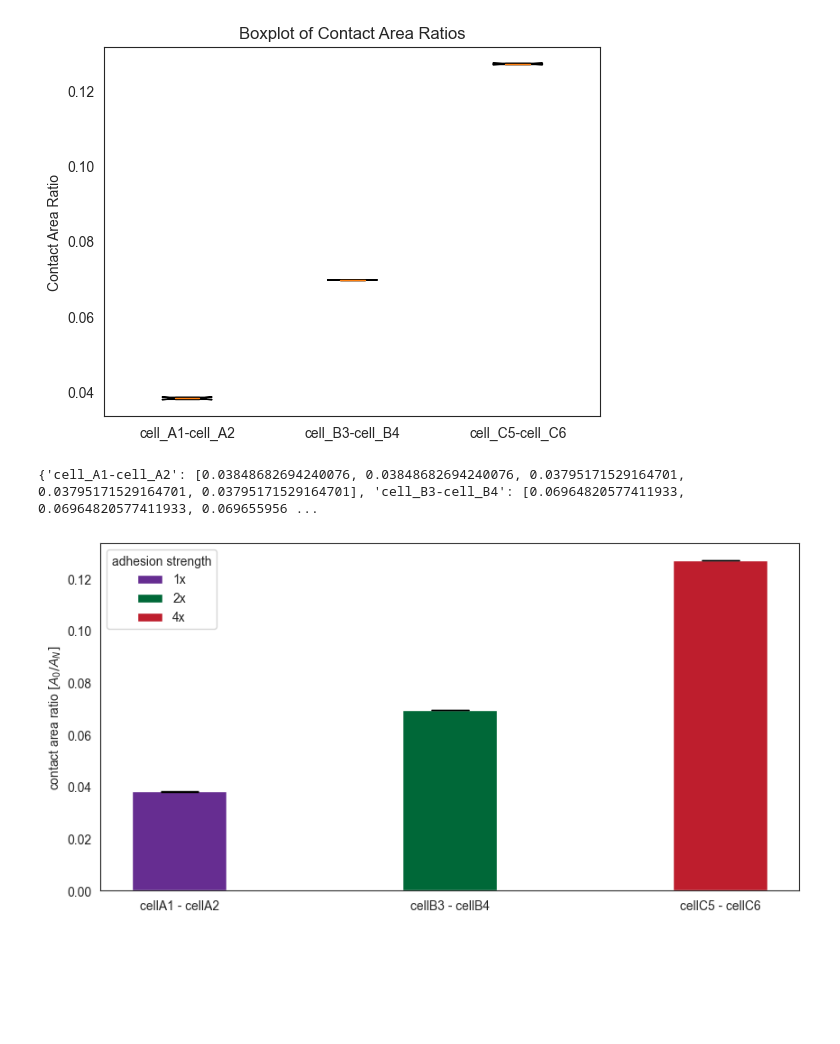
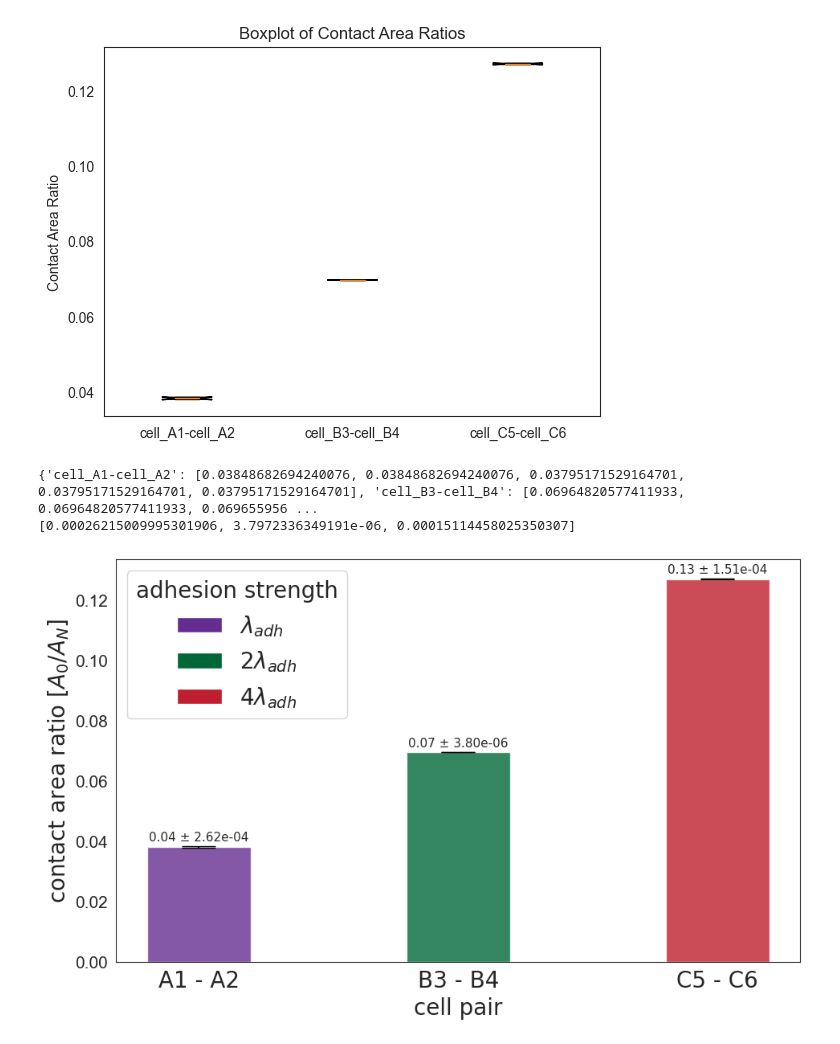
Before and after one commit to smegason/Goo, a Jupyter notebook: simulations/doublet.ipynb, the cells around one changed output. Drawn from its saved outputs; the diff is of its cells as text; code cells hidden in the pictures; blank space fills up the shorter version.

```diff
--- a/simulations/doublet.ipynb
+++ b/simulations/doublet.ipynb
@@ -529,9 +879,9 @@ with open(f"data6_new_msd.json", 'r') as f6:
 # %%
-avg_msd = {}
+'''avg_msd = {}
 std_dev_msd = {}
 
 # Iterate over the keys in msd0 (assuming it has the same keys as the other msd variables)
 for key in msd0.keys():
-    msd_values = [list(itertools.accumulate(msd[key])) for msd in msd_var]
+    msd_values = [list(itertools.accumulate(msd[key])) for msd in msd_vars]
     avg_msd[key] = np.mean(msd_values, axis=0)
-    std_dev_msd[key] = np.std(msd_values, axis=0)
+    std_dev_msd[key] = np.std(msd_values, axis=0)'''
@@ -676,10 +1024,13 @@ plt.savefig("contact_ratios_boxplot.png", transparent=False, dpi=500)
 [figure]
 # %%
 # Define the figure size
-fig, ax = plt.subplots(figsize=(10, 5))
+fig, ax = plt.subplots(figsize=(11, 6.5))
 
 # Define a color palette
 color_palette = ['#662D91', '#006838', '#BE1E2D']
+font_props = {'family': 'Myriad Pro', 'size': 20}
+font_props_text = {'family': 'Myriad Pro', 'size': 11}
+title_font = FontProperties(family='Myriad Pro',  size=20)
 
 # Assign colors to bars based on their order
 bar_colors = [color_palette[i % len(color_palette)] for i in range(len(keys))]
@@ -695,37 +1046,52 @@ print(combined_dict)
 # Calculate the mean and standard deviation
 values = [np.mean(combined_dict[key]) for key in combined_dict]
 std = [np.std(combined_dict[key]) for key in combined_dict]
+print(std)
 
 # Create labels from dictionary keys
 labels = [key.replace('_', '') for key in combined_dict.keys()]
 labels = [key.replace('-', ' - ') for key in labels]
+labels = [key.replace('cell', '') for key in labels]
+# Convert labels to strings explicitly
+labels = [str(label) for label in labels]
 
 # Set the width of the bars
-bar_width = 0.35
+#bar_width = 0.35
 
 # Set the positions of the x-axis ticks
 x = np.arange(len(labels))
 
 # Plot the bar plot with error bars
-plt.bar(x, values, width=bar_width, yerr=std, capsize=15,color=bar_colors)
+plt.bar(x, values, width = 0.4, yerr=std, capsize=15,color=bar_colors, alpha=.8)
 
 # Add labels and title
-plt.ylabel(r'contact area ratio $[A_0/A_N]$')
+plt.ylabel(r'contact area ratio $[A_0/A_N]$', fontproperties=font_props)
+plt.xlabel(r'cell pair', fontproperties=font_props)
+plt.yticks(fontsize=15)
+plt.xticks(fontsize=18)
 
 # Set the x-axis tick labels
-plt.xticks(x, labels)
+plt.xticks(x, labels, fontproperties=font_props)
 
 # Create custom legend handles
 legend_handles = [Patch(facecolor=color_palette[i % len(color_palette)], label=label)
-                  for i, label in enumerate(['750', '1500', '3000'])]
+                  for i, label in enumerate([r'$\lambda_{adh}$', r'2$\lambda_{adh}$', r'4$\lambda_{adh}$'])]
 
 # Add legend with custom handles
-plt.legend(handles=legend_handles, title='adhesion strength')
+plt.legend(handles=legend_handles, title='adhesion strength', title_fontproperties= font_props, prop = font_props)
 # Set the figure size
 
+# Add text box with std dev values
+offset = 0.001  # Adjust the offset value as needed
+for x, value, std_dev in zip(x, values, std):
+    std_dev_str = "{:.2e}".format(std_dev)
+    text = f"{value:.2f} \u00B1 {std_dev_str}"
+    plt.text(x, value + std_dev + offset, text, ha='center', va='bottom', fontdict=font_props_text)
 
+#plt.subplots_adjust(bottom=0.2)
 # Save the plot
 plt.savefig("contact_ratios.png", transparent=False, dpi=500)
 # %% [output]
 {'cell_A1-cell_A2': [0.03848682694240076, 0.03848682694240076, 0.03795171529164701, 0.03795171529164701, 0.03795171529164701], 'cell_B3-cell_B4': [0.06964820577411933, 0.06964820577411933, 0.069655956 ...
+[0.00026215009995301906, 3.7972336349191e-06, 0.00015114458025350307]
-[figure, old version]
+[figure, new version]
```
Also changed, not shown: parts of 10 cells of this notebook, 5 other files.
